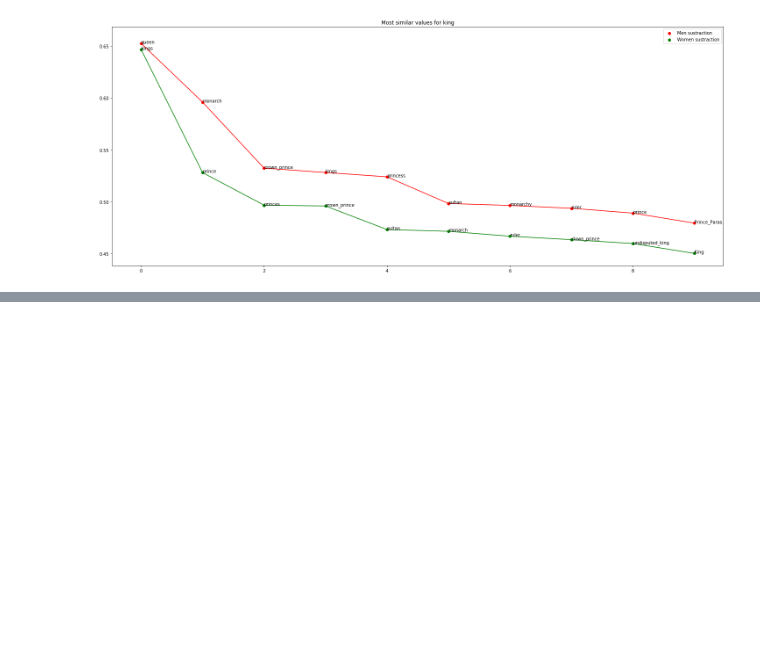
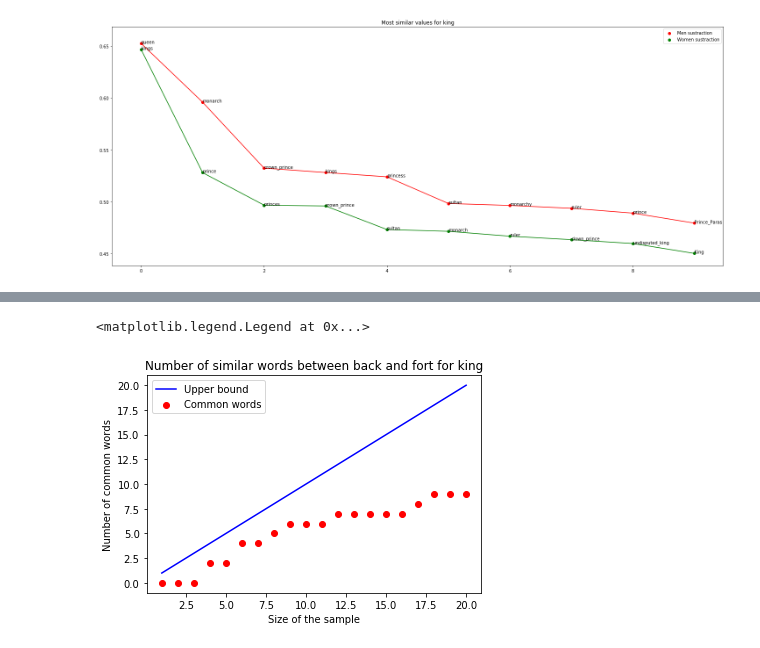
Before and after one commit to MGijon/Python-Notebook-s, a Jupyter notebook: Gensim/Word2Vec Playground.ipynb, the cells around one changed output, grey strips where cells are left out. Saved outputs shown, nothing was run; the diff lists cells and outputs as text; code cells hidden in the pictures; blank space fills up the shorter version.

```diff
--- a/Gensim/Word2Vec Playground.ipynb
+++ b/Gensim/Word2Vec Playground.ipynb
@@ -127,0 +212,37 @@ plt.legend()
+# %%
+# comparar las similutudes entre palabras de las listas: explicar mejor
+def palabras_iguales(word, Tope = 5, imprimir = False):
+    listaM = []
+    listaF = []
+    for i in model.most_similar(positive = [word, 'men'], negative = ['women'], topn = Tope):
+        listaF.append(i[0])
+    for i in model.most_similar(positive = [word, 'women'], negative = ['men'], topn = Tope):
+        listaM.append(i[0])
+    if imprimir == True:
+        print(set(listaM))
+        print('\n')
+        print(set(listaF))
+        print('\n')
+        print(set(listaM) & set(listaF))
+    return set(listaM) & set(listaF)
+def palabas_iguales_count(word, Tope = 5):
+    return len(palabras_iguales(word, Tope))
+# %%
+# veamos como crece o disminuye el número de palabras iguales según aunentamos el número del conjunto
+palabra = 'king'
+Tope = 20
+numero_iguales = []
+eje_x = [x for x in range(1, Tope + 1)]
+for i in eje_x:
+    numero_iguales.append(palabas_iguales_count(palabra, i))
+
+plt.axis('auto')
+plt.scatter(eje_x, numero_iguales , color = 'red', label = 'Common words')
+plt.plot(eje_x, eje_x, color = 'blue', label = 'Upper bound')
+plt.title('Number of similar words between back and fort for ' + palabra)
+plt.xlabel('Size of the sample')
+plt.ylabel('Number of common words')
+plt.legend()
+# %% [output]
+<matplotlib.legend.Legend at 0x...>
+[figure, added]
```
Also changed, not shown: parts of 9 cells of this notebook.
